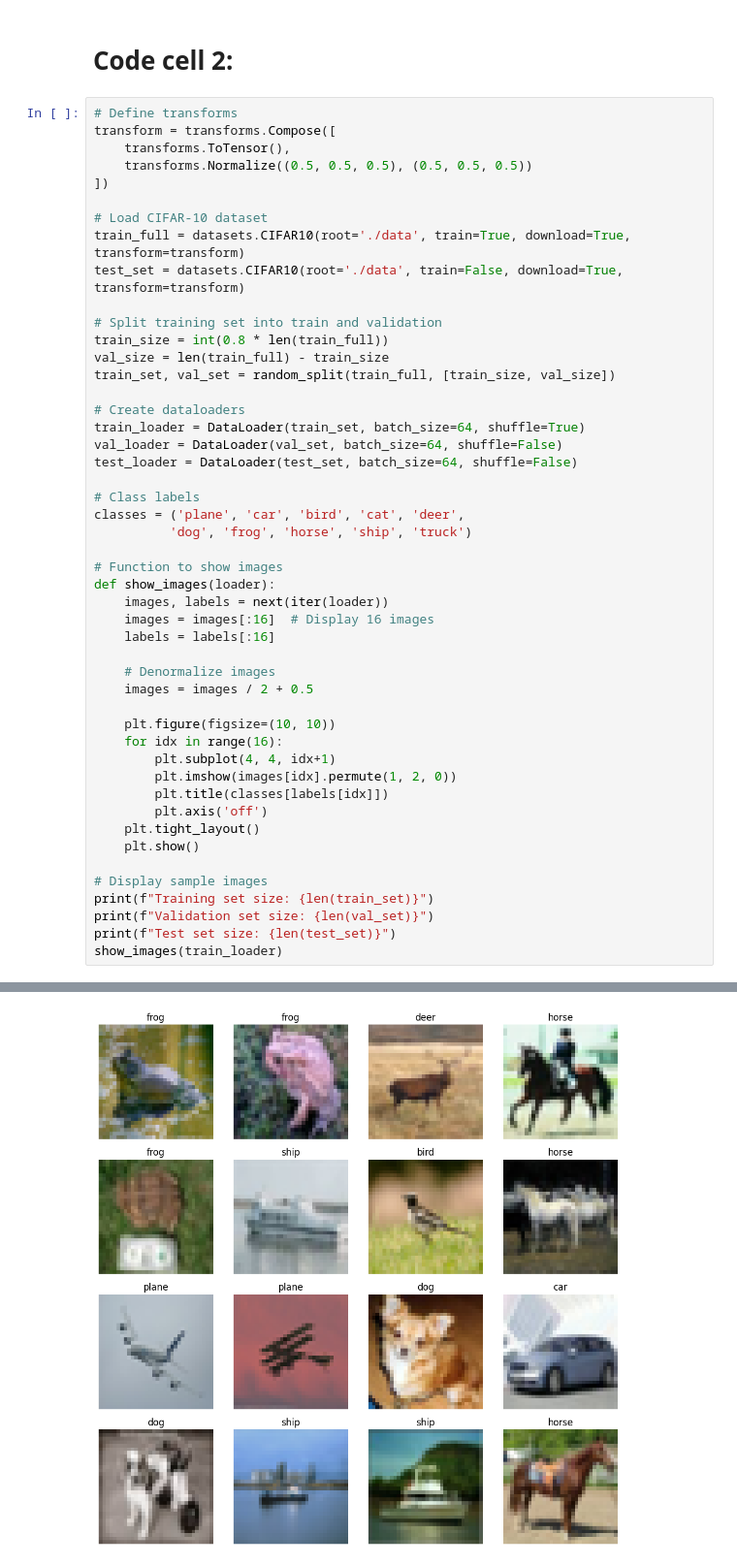
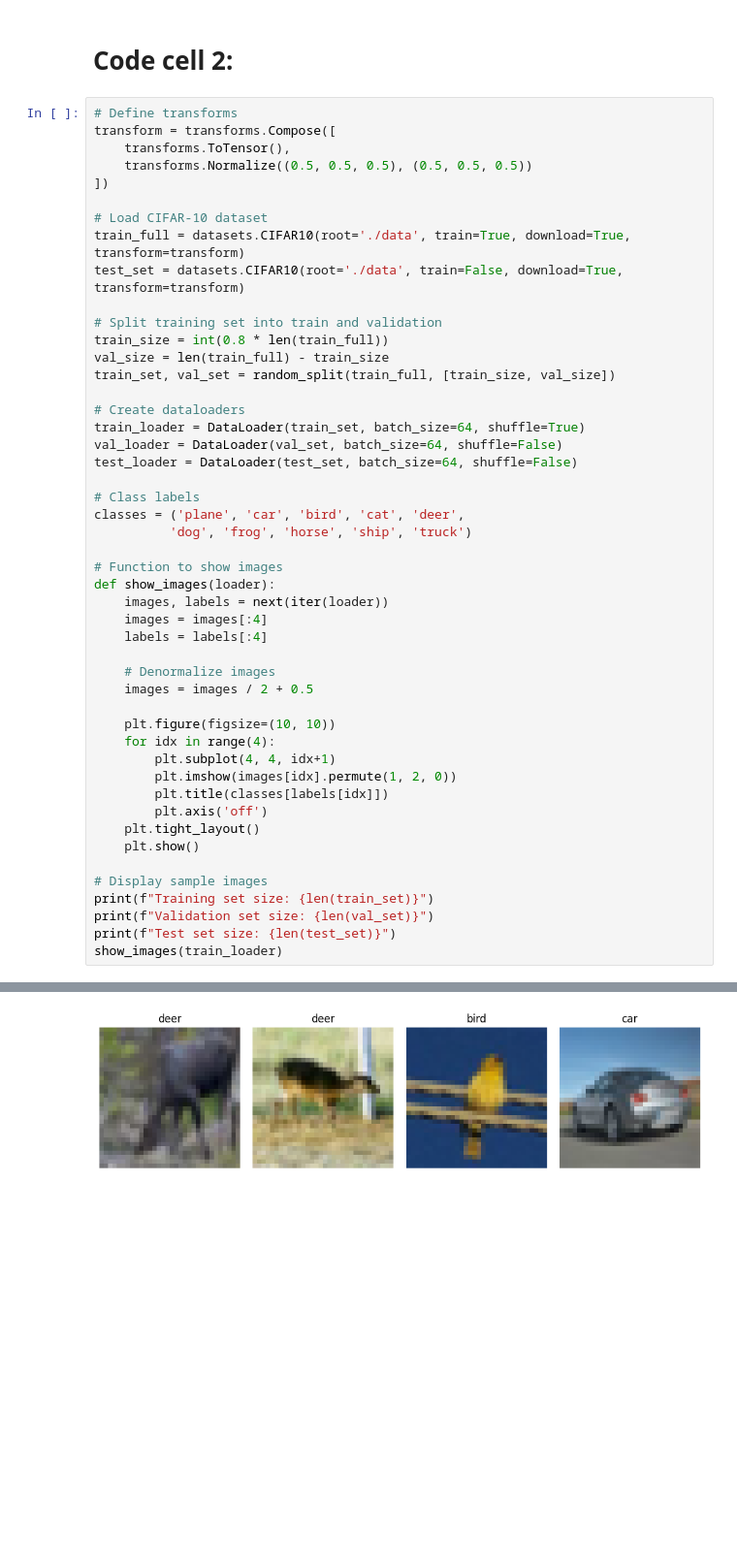
Before and after one commit to RaneemIbra/DeepLearning_NLP, a Jupyter notebook: DL/DL_HW2.ipynb, the cells around one changed output, grey strips where cells are left out. Shown at 97% size. Drawn from its saved outputs; the diff is of its cells as text; blank space fills up the shorter version.

```diff
--- a/DL/DL_HW2.ipynb
+++ b/DL/DL_HW2.ipynb
@@ -44,34 +46,34 @@ test_loader = DataLoader(test_set, batch_size=64, shuffle=False)
 # Class labels
 classes = ('plane', 'car', 'bird', 'cat', 'deer',
           'dog', 'frog', 'horse', 'ship', 'truck')
 
 # Function to show images
 def show_images(loader):
     images, labels = next(iter(loader))
-    images = images[:16]  # Display 16 images
-    labels = labels[:16]
+    images = images[:4]
+    labels = labels[:4]
 
     # Denormalize images
     images = images / 2 + 0.5
 
     plt.figure(figsize=(10, 10))
-    for idx in range(16):
+    for idx in range(4):
         plt.subplot(4, 4, idx+1)
         plt.imshow(images[idx].permute(1, 2, 0))
         plt.title(classes[labels[idx]])
         plt.axis('off')
     plt.tight_layout()
     plt.show()
 
 # Display sample images
 print(f"Training set size: {len(train_set)}")
 print(f"Validation set size: {len(val_set)}")
 print(f"Test set size: {len(test_set)}")
 show_images(train_loader)
 # %% [output]
 Files already downloaded and verified
 Files already downloaded and verified
 Training set size: 40000
 Validation set size: 10000
 Test set size: 10000
-[figure, old version]
+[figure, new version]
```
Also changed, not shown: parts of 4 cells of this notebook.
